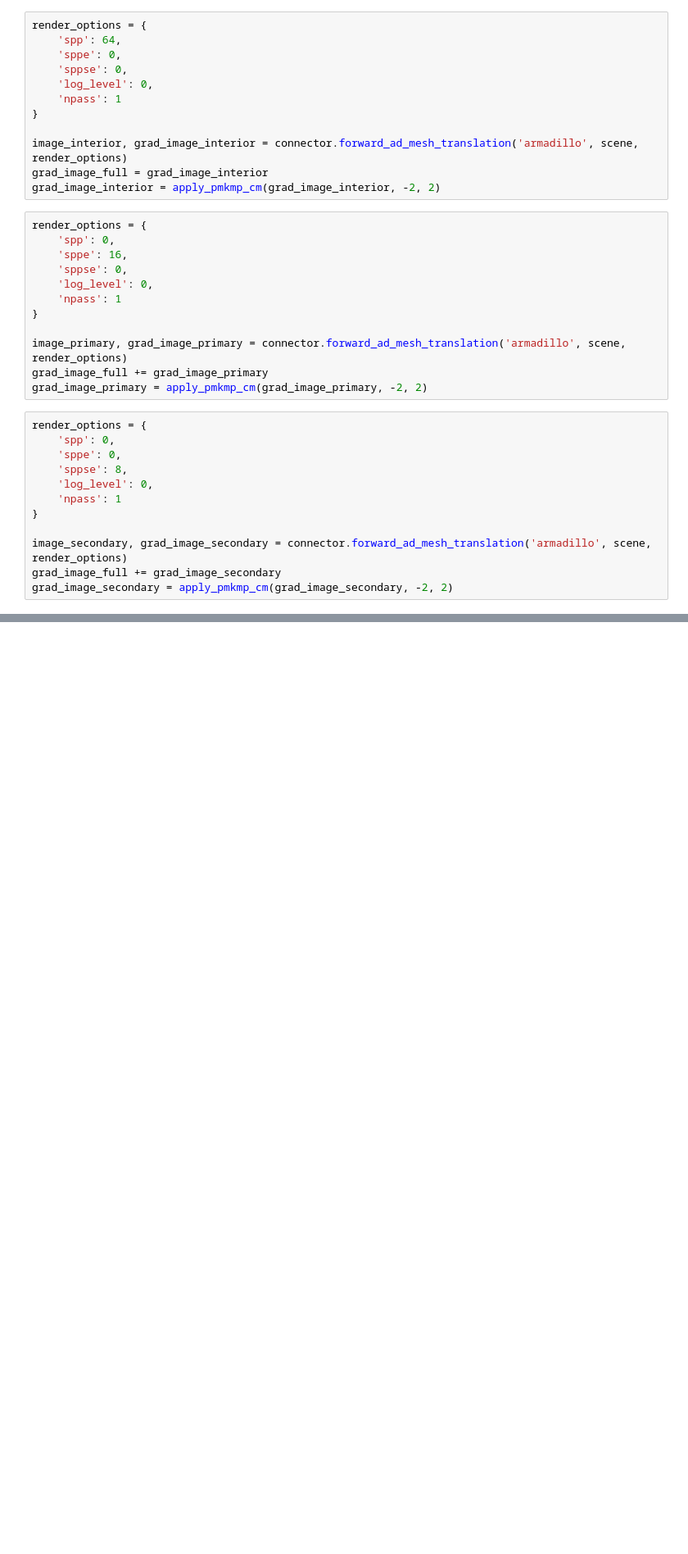
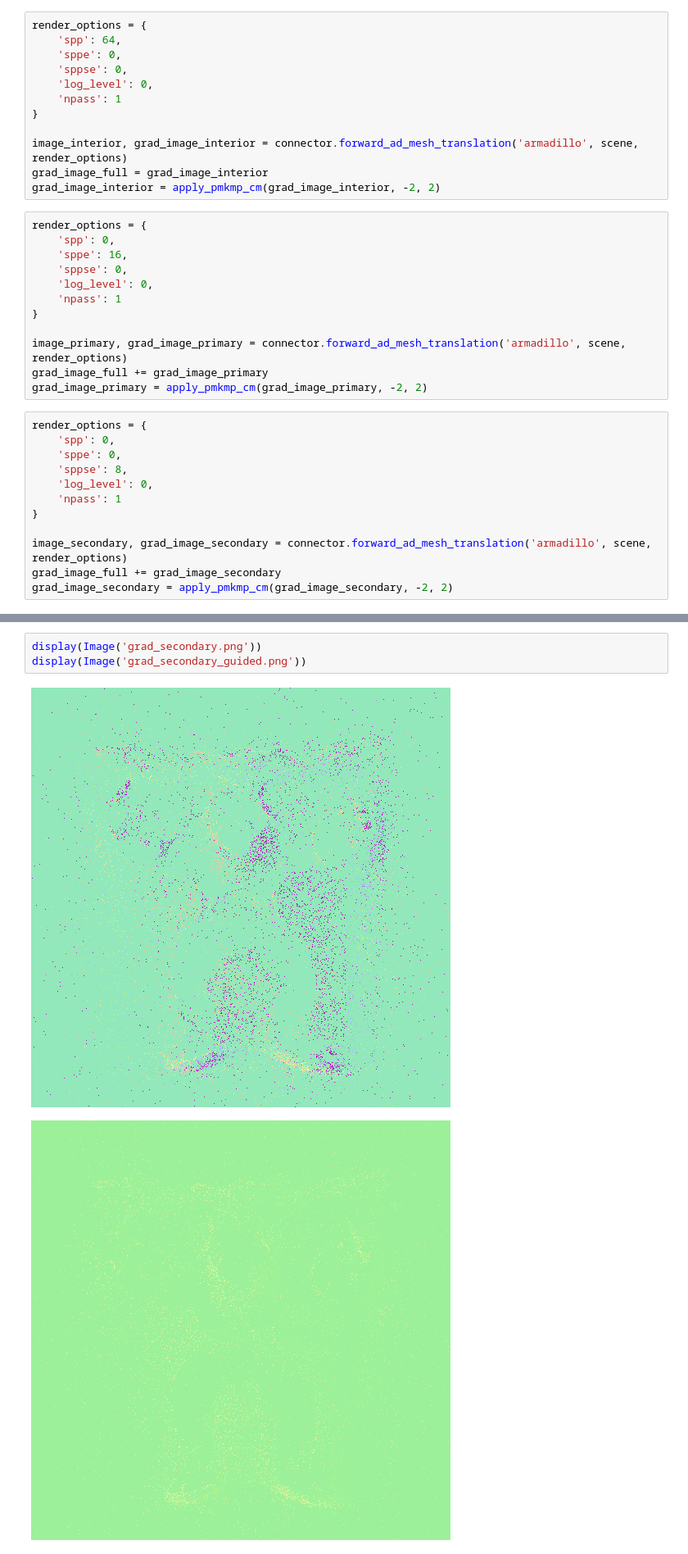
Before and after one commit to uci-rendering/irtk, a Jupyter notebook: examples/2_forward/code.ipynb, the cells around one changed output, grey strips where cells are left out. Shown at 82% size. Cells and saved outputs as stored; diff of their text form; blank space fills up the shorter version.

```diff
--- a/examples/2_forward/code.ipynb
+++ b/examples/2_forward/code.ipynb
@@ -109,0 +129,6 @@ write_image('grad_secondary.png', grad_image_secondary)
+# %%
+display(Image('grad_secondary.png'))
+display(Image('grad_secondary_guided.png'))
+# %% [output]
+[figure, added]
+[figure, added]
```
Also changed, not shown: parts of 2 cells of this notebook, 1 other file.
